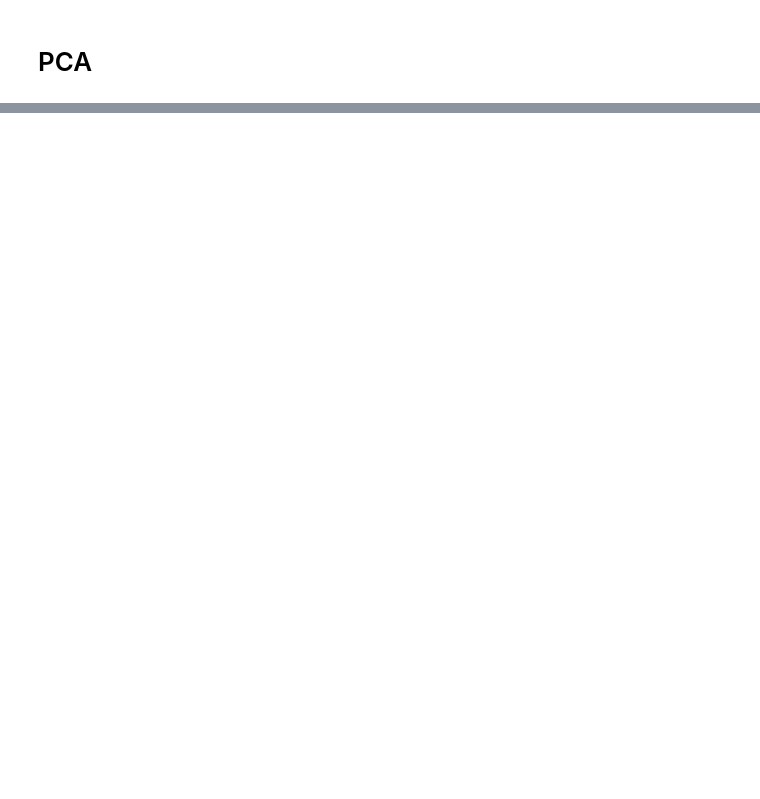
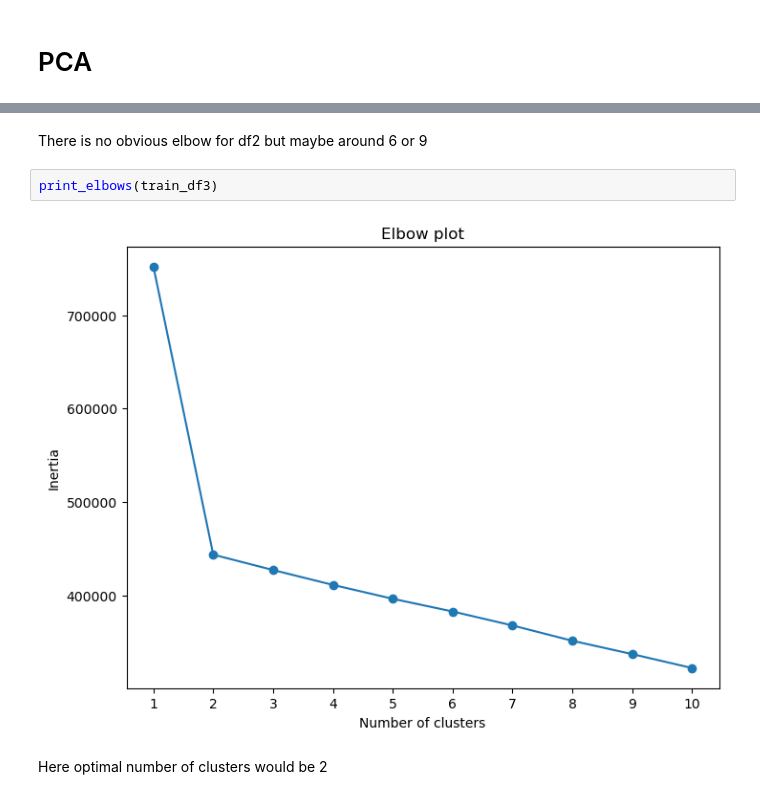
Before and after one commit to katarzynarogalska/LocationIntelligence-clustering, a Jupyter notebook: Location_Model_Building.ipynb, the cells around one changed output, grey strips where cells are left out. Saved outputs shown, nothing was run; the diff lists cells and outputs as text; blank space fills up the shorter version.

```diff
--- a/Location_Model_Building.ipynb
+++ b/Location_Model_Building.ipynb
@@ -85,0 +178,8 @@ for k in range (1,11):
+# %% [markdown]
+There is no obvious elbow for df2 but maybe around 6 or 9
+# %%
+print_elbows(train_df3)
+# %% [output]
+[figure, added]
+# %% [markdown]
+Here optimal number of clusters would be 2
```
Also changed, not shown: parts of 40 cells of this notebook, 2 other files.
